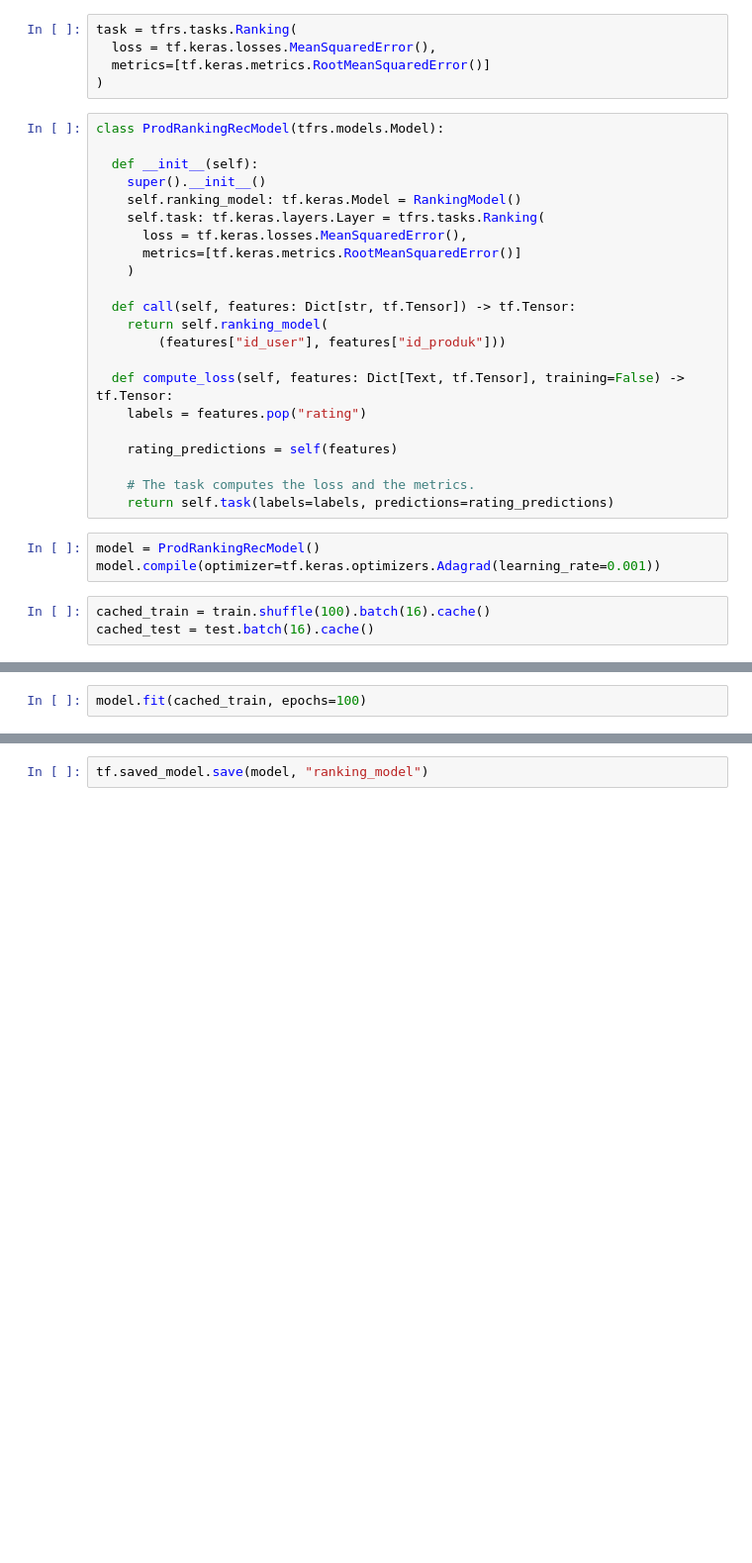
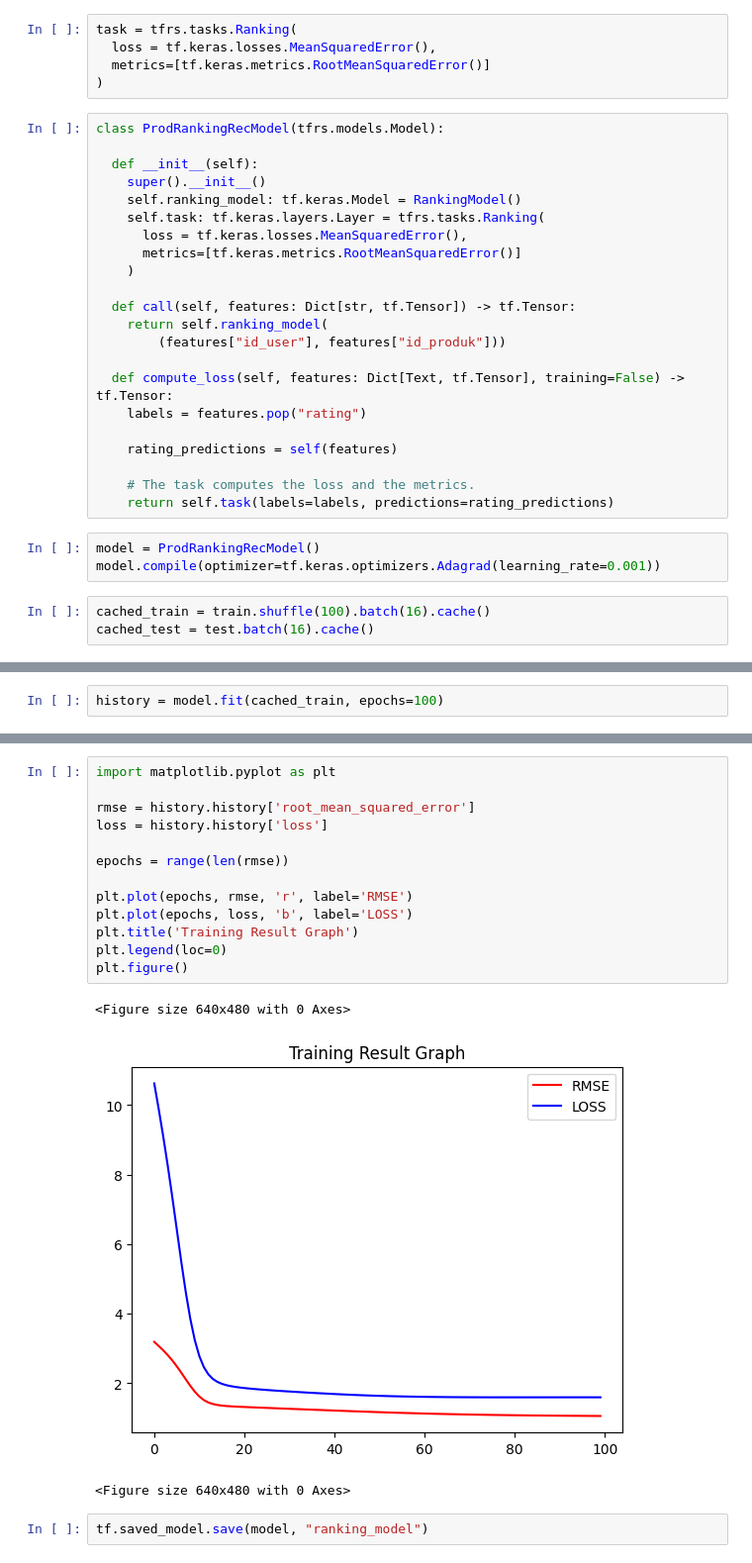
Before and after one commit to Malthr/sembago-ml, a Jupyter notebook: Ranking_stage.ipynb, the cells around one changed output, grey strips where cells are left out. Shown at 99% size. Cells and saved outputs as stored; diff of their text form; blank space fills up the shorter version.

Commit message:
Adding Plot

```diff
--- a/Ranking_stage.ipynb
+++ b/Ranking_stage.ipynb
@@ -153,4 +153,4 @@ print(len(cached_test))
 # %%
-model.fit(cached_train, epochs=100)
+history = model.fit(cached_train, epochs=100)
 # %% [output]
 Epoch 1/100
@@ -182,2 +181,19 @@ model.evaluate(cached_test, return_dict=True)
+# %%
+import matplotlib.pyplot as plt
+
+rmse = history.history['root_mean_squared_error']
+loss = history.history['loss']
+
+epochs = range(len(rmse))
+
+plt.plot(epochs, rmse, 'r', label='RMSE')
+plt.plot(epochs, loss, 'b', label='LOSS')
+plt.title('Training Result Graph')
+plt.legend(loc=0)
+plt.figure()
+# %% [output]
+<Figure size 640x480 with 0 Axes>
+[figure, added]
+<Figure size 640x480 with 0 Axes>
 # %%
 tf.saved_model.save(model, "ranking_model")
```
Also changed, not shown: parts of 6 cells of this notebook.
